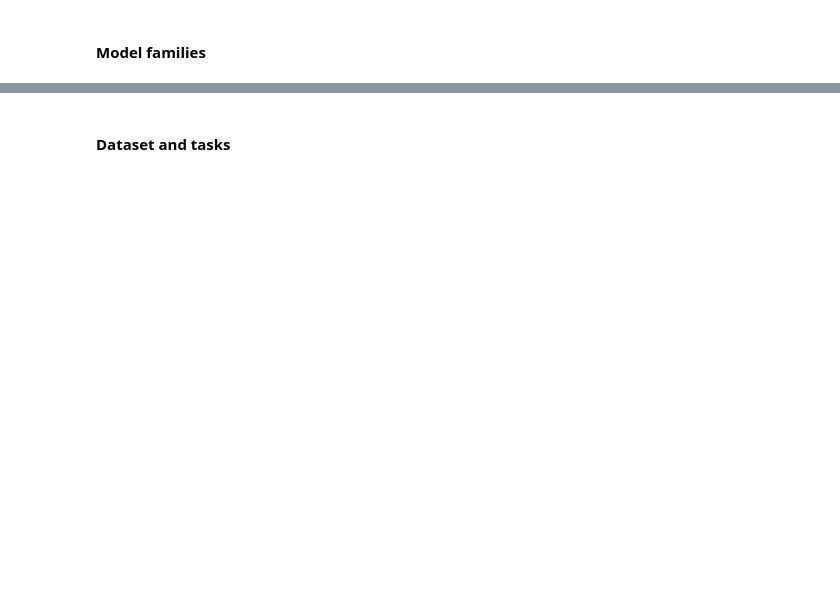
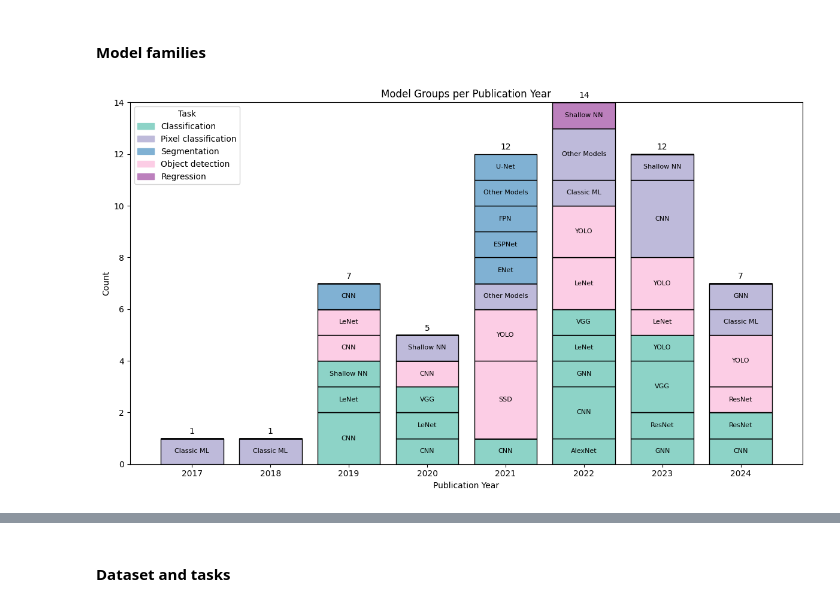
Before and after one commit to CedricLeon/Survey_RS-ML-FPGA, a Jupyter notebook: notebooks/Zotero_review_analysis.ipynb, the cells around one changed output, grey strips where cells are left out. Saved outputs shown, nothing was run; the diff lists cells and outputs as text; code cells hidden in the pictures; blank space fills up the shorter version.

```diff
--- a/notebooks/Zotero_review_analysis.ipynb
+++ b/notebooks/Zotero_review_analysis.ipynb
@@ -1416,3 +1610,91 @@ def plot_equivalent_models_v1(model_counts):
 
 
 # plot_equivalent_models_v1(allModelsDF["Equivalent model"].value_counts())
+# %%
+def plot_model_groups_by_year(DataFrame):
+    """
+    Plot a stacked bar chart showing the number of model groups per publication year.
+    Each bar represents a publication year, divided into segments for each Model Group.
+    The color of each segment corresponds to the Task.
+    """
+    import matplotlib.pyplot as plt
+    import numpy as np
+    import matplotlib.patches as mpatches
+
+    # Copy the DataFrame
+    DF = DataFrame.copy()
+
+    # Force the order of Tasks
+    TaskOrder = ['Classification', 'Pixel classification', 'Segmentation', 'Object detection', 'Regression']
+
+    # Group data by 'Publication year', 'Task', and 'Model Group', count occurrences
+    Counts = DF.groupby(['Publication year', 'Task', 'Model Group']).size().reset_index(name='Count')
+
+    # Remove entries with zero counts
+    Counts = Counts[Counts['Count'] > 0]
+
+    # Assign colors to Tasks
+    cmap = plt.get_cmap('Set3')
+    TaskColors = {task: cmap(i / len(TaskOrder)) for i, task in enumerate(TaskOrder)}
+
+    # Pivot data
+    PivotDF = Counts.pivot_table(
+        index='Publication year',
+        columns=['Task', 'Model Group'],
+        values='Count',
+        fill_value=0
+    )
+
+    # Ensure Tasks are in the specified order
+    PivotDF = PivotDF.reindex(columns=PivotDF.columns.reindex(TaskOrder, level=0)[0], fill_value=0)
+
+    # Sort columns by Task and Model Group
+    PivotDF = PivotDF.sort_index(axis=1, level=[0,1], sort_remaining=False)
+
+    # Plotting
+    fig, ax = plt.subplots(figsize=(12, 7))
+
+    Bottom = np.zeros(len(PivotDF))
+    X = PivotDF.index.astype(str)
+    BarWidth = 0.8
+
+    # Calculate total counts per publication year
+    TotalCounts = PivotDF.sum(axis=1)
+
+    for (Task, ModelGroup) in PivotDF.columns:
+        Counts = PivotDF[(Task, ModelGroup)].values
+        if np.all(Counts == 0):
+            continue  # Skip if all counts are zero
+        Color = TaskColors.get(Task, '#333333')
+        Bars = ax.bar(
+            X,
+            Counts,
+            bottom=Bottom,
+            color=Color,
+            edgecolor='black',
+            width=BarWidth
+        )
+        # Add model group name as label within sub-bar if count > 0
+        Labels = [ModelGroup if count > 0 else '' for count in Counts]
+        ax.bar_label(Bars, labels=Labels, label_type='center', fontsize=8)
+        Bottom += Counts
+
+    # Add total count labels on top of each yearly bar
+    for i, total in enumerate(TotalCounts):
+        ax.text(i, TotalCounts.iloc[i] + 0.1, f"{int(TotalCounts.iloc[i])}", ha='center', va='bottom')
+
+    # Create legend for Tasks
+    Handles = [mpatches.Patch(color=TaskColors[task], label=task) for task in TaskOrder]
+    ax.legend(handles=Handles, title='Task', loc='upper left')
+
+    ax.set_title('Model Groups per Publication Year')
+    ax.set_xlabel('Publication Year')
+    ax.set_ylabel('Count')
+
+    plt.tight_layout()
+    plt.show()
+
+# Example usage
+plot_model_groups_by_year(allModelsDF[['Model Group', 'Publication year', 'Task']])
+# %% [output]
+[figure, added]
```
Also changed, not shown: parts of 31 cells of this notebook.
